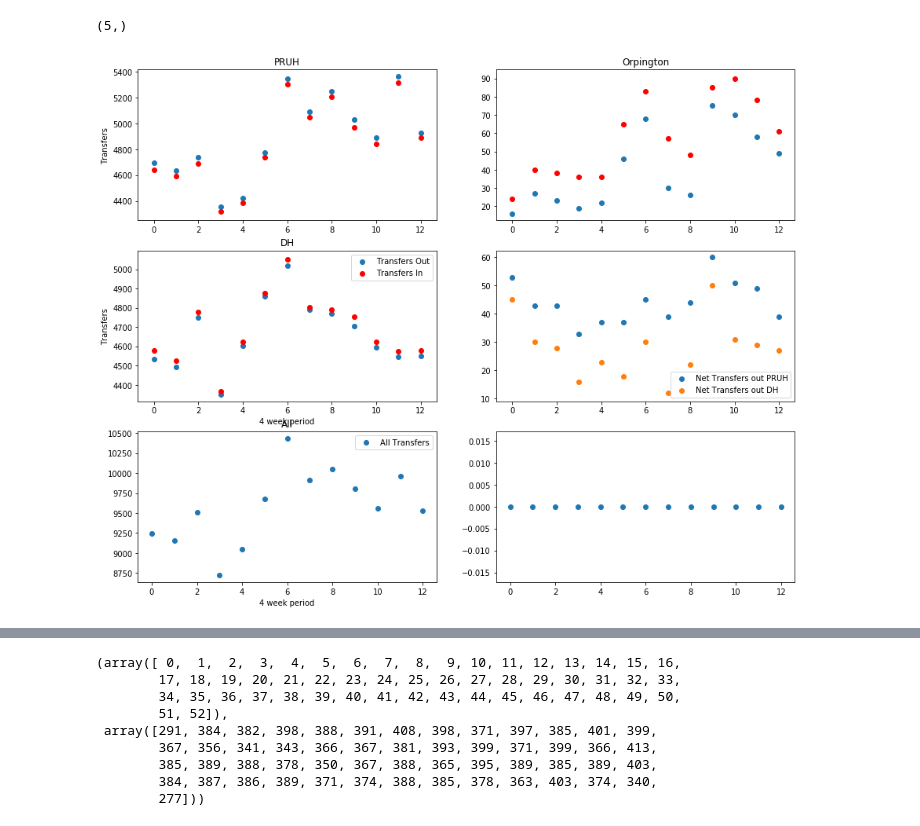
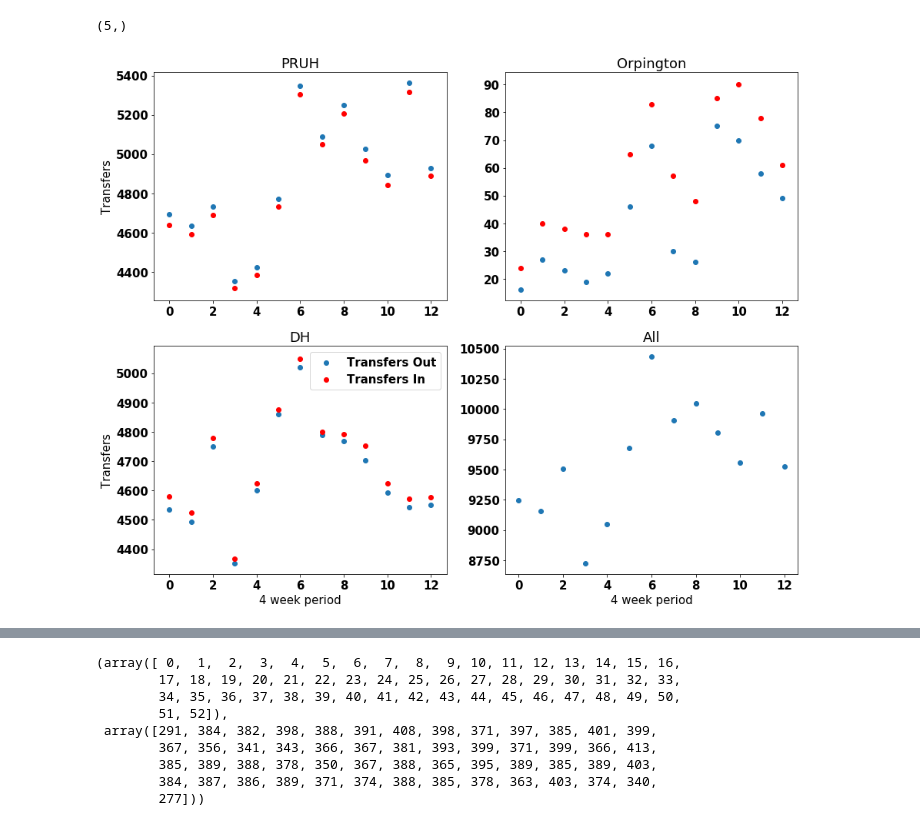
Before and after one commit to JPott99/MDM3patientFlow, a Jupyter notebook: Notebooks/Seasonal Changes in through flow2.ipynb, the cells around one changed output, grey strips where cells are left out. Saved outputs shown, nothing was run; the diff lists cells and outputs as text; code cells hidden in the pictures.

```diff
--- a/Notebooks/Seasonal Changes in through flow2.ipynb
+++ b/Notebooks/Seasonal Changes in through flow2.ipynb
@@ -251,7 +251,7 @@ coefsDH = np.polynomial.polynomial.polyfit(x,DH,3)
 
 
 
-fig,axs = plt.subplots(3,2, figsize = (15,12))
+fig,axs = plt.subplots(2,2, figsize = (15,12))
 
 #axs[0,0].plot(out[0], out[1], color='orange')
 
@@ -261,42 +261,43 @@ fig,axs = plt.subplots(3,2, figsize = (15,12))
 
 axs[0,0].scatter(x, PRUHOut)
 axs[0,0].scatter(x, PRUHIn,color ='r')
 axs[0,0].set_title('PRUH')
 axs[0,0].set_ylabel('Transfers')
 
 axs[0,1].scatter(x, OrpOut)
 axs[0,1].scatter(x, OrpIn, color = 'r')
 axs[0,1].set_title('Orpington')
 
 
 axs[1,0].scatter(x, DHOut,label = 'Transfers Out')
 axs[1,0].scatter(x, DHIn, color = 'r',label = 'Transfers In')
 axs[1,0].set_title('DH')
 axs[1,0].set_ylabel('Transfers')
 axs[1,0].set_xlabel('4 week period')
 axs[1,0].legend()
 
 PRUHNet = PRUHOut - PRUHIn
 DHNet = DHIn - DHOut
 OrpNet = OrpIn - OrpOut
 totalNet = -1*PRUHNet + DHNet + OrpNet
 
-axs[1,1].scatter(x, PRUHNet, label = 'Net Transfers out PRUH')
-axs[1,1].scatter(x, DHNet, label = 'Net Transfers out DH')
-axs[1,1].legend()
+#axs[1,1].scatter(x, PRUHNet, label = 'Net Transfers out PRUH')
+#axs[1,1].scatter(x, DHNet, label = 'Net Transfers out DH')
+#axs[1,1].legend()
 
-axs[2,0].scatter(x, allTransfers970980980, label = 'All Transfers')
-axs[2,0].set_title('All')
-axs[2,0].legend()
-axs[2,0].set_xlabel('4 week period')
+#axs[2,0].scatter(x, allTransfers970980980, label = 'All Transfers')
+axs[1,1].set_title('All')
+#axs[2,0].legend()
+axs[1,1].set_xlabel('4 week period')
 
-axs[2,1].scatter(x,totalNet)
+axs[1,1].scatter(x,allTransfers970980980)
 #x = range(0,11,1)
 #axs[1].scatter(x,groupedTransfers[0:11])
 
+plt.rcParams.update({'font.size': 15, 'font.weight' : 'bold'})
 plt.show()
 # %% [output]
-[figure, old version]
+[figure, new version]
 # %%
 print(PRUH.max)
 # %% [output]
```
Also changed, not shown: 1 other file.
